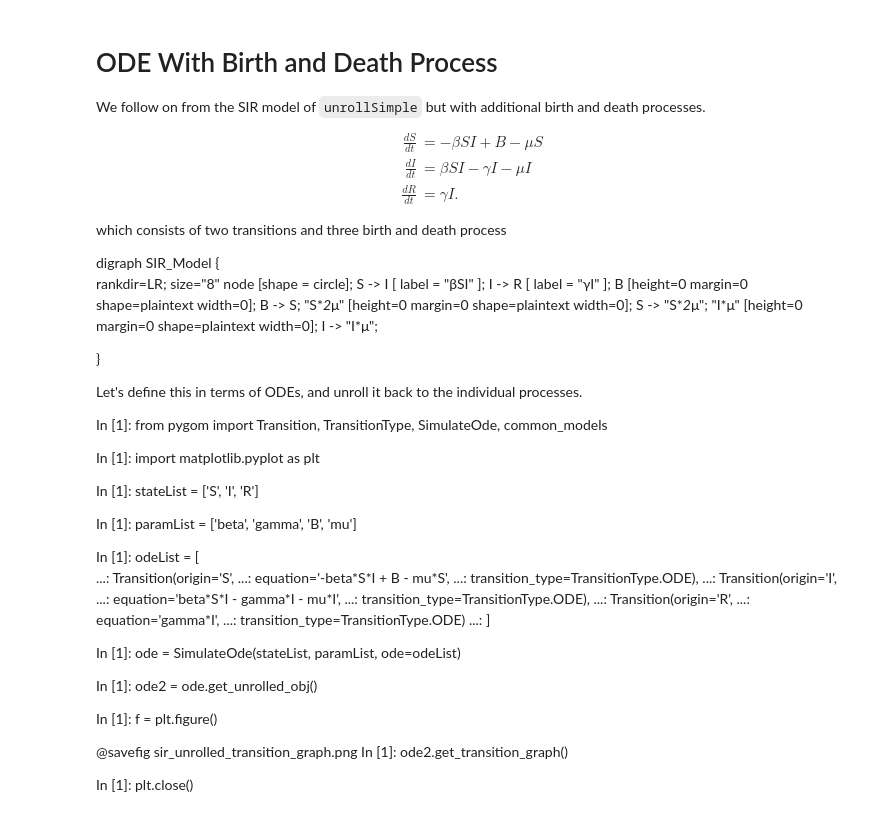
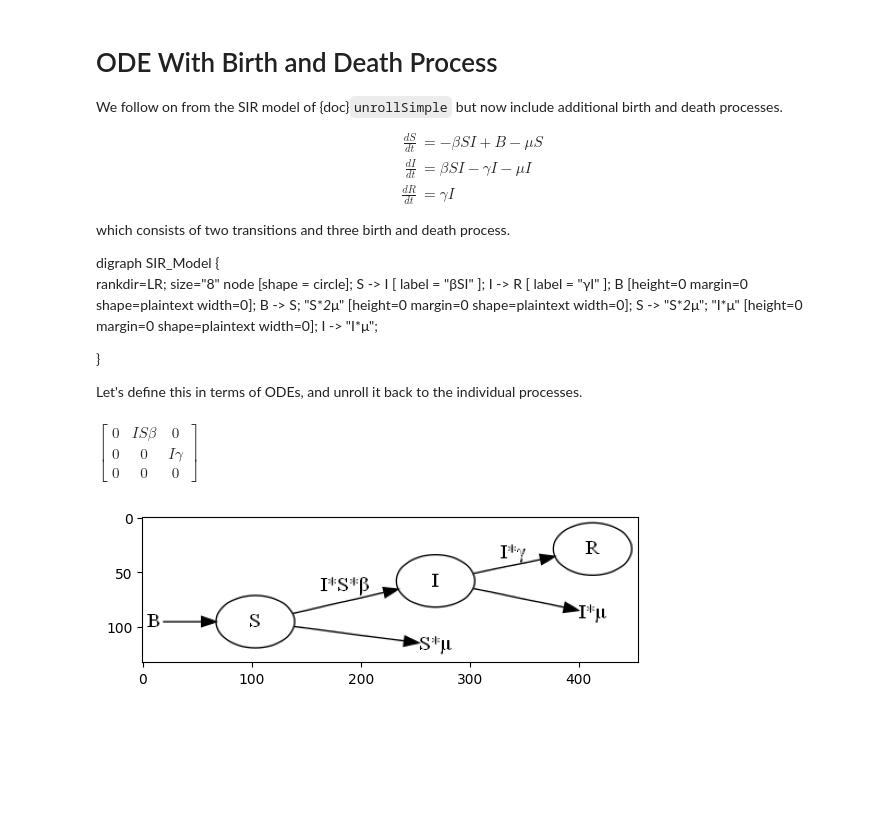
Before and after one commit to ukhsa-collaboration/pygom, a Jupyter notebook: docs/pygom-doc/notebooks/unroll/unrollBD.ipynb, the cells around one changed output. Saved outputs shown, nothing was run; the diff lists cells and outputs as text; code cells hidden in the pictures; blank space fills up the shorter version.

```diff
--- a/docs/pygom-doc/notebooks/unroll/unrollBD.ipynb
+++ b/docs/pygom-doc/notebooks/unroll/unrollBD.ipynb
@@ -1,16 +1,16 @@
 # %% [markdown]
 # ODE With Birth and Death Process
 
-We follow on from the SIR model of `unrollSimple` but with additional
+We follow on from the SIR model of {doc}`unrollSimple` but now include additional
 birth and death processes.
 
 $$\begin{aligned}
 \frac{dS}{dt} &= -\beta SI + B - \mu S\\
 \frac{dI}{dt} &= \beta SI - \gamma I - \mu I\\
-\frac{dR}{dt} &= \gamma I.
+\frac{dR}{dt} &= \gamma I
 \end{aligned}$$
 
-which consists of two transitions and three birth and death process
+which consists of two transitions and three birth and death process.
 
 digraph SIR_Model {
 rankdir=LR; size="8" node \[shape = circle\]; S -\> I \[ label = "βSI"
@@ -23,30 +23,26 @@ width=0\]; I -\> "I\*μ";
 
 Let's define this in terms of ODEs, and unroll it back to the individual
 processes.
-
-In \[1\]: from pygom import Transition, TransitionType, SimulateOde,
-common_models
-
-In \[1\]: import matplotlib.pyplot as plt
-
-In \[1\]: stateList = \['S', 'I', 'R'\]
-
-In \[1\]: paramList = \['beta', 'gamma', 'B', 'mu'\]
-
-In \[1\]: odeList = \[
-...: Transition(origin='S', ...: equation='-beta\*S\*I + B - mu\*S',
-...: transition_type=TransitionType.ODE), ...: Transition(origin='I',
-...: equation='beta\*S\*I - gamma\*I - mu\*I', ...:
-transition_type=TransitionType.ODE), ...: Transition(origin='R', ...:
-equation='gamma\*I', ...: transition_type=TransitionType.ODE) ...: \]
-
-In \[1\]: ode = SimulateOde(stateList, paramList, ode=odeList)
-
-In \[1\]: ode2 = ode.get_unrolled_obj()
-
-In \[1\]: f = plt.figure()
-
-@savefig sir_unrolled_transition_graph.png In \[1\]:
-ode2.get_transition_graph()
-
-In \[1\]: plt.close()
+# %%
+from pygom import Transition, TransitionType, SimulateOde, common_models
+
+import matplotlib.pyplot as plt
+
+stateList = ['S', 'I', 'R']
+
+paramList = ['beta', 'gamma', 'B', 'mu']
+
+odeList = [Transition(origin='S', equation='-beta*S*I + B - mu*S', transition_type=TransitionType.ODE),
+           Transition(origin='I', equation='beta*S*I - gamma*I - mu*I', transition_type=TransitionType.ODE),
+           Transition(origin='R', equation='gamma*I', transition_type=TransitionType.ODE)]
+
+ode = SimulateOde(stateList, paramList, ode=odeList)
+
+ode2 = ode.get_unrolled_obj()
+ode2.get_transition_matrix()
+# %% [output]
+$\displaystyle \left[\begin{matrix}0 & I S \beta & 0\\0 & 0 & I \gamma\\0 & 0 & 0\end{matrix}\right]$
+# %%
+ode2.get_transition_graph()
+# %% [output]
+[figure, added]
```
Also changed, not shown: parts of 1 cell of this notebook, 1 other file.
